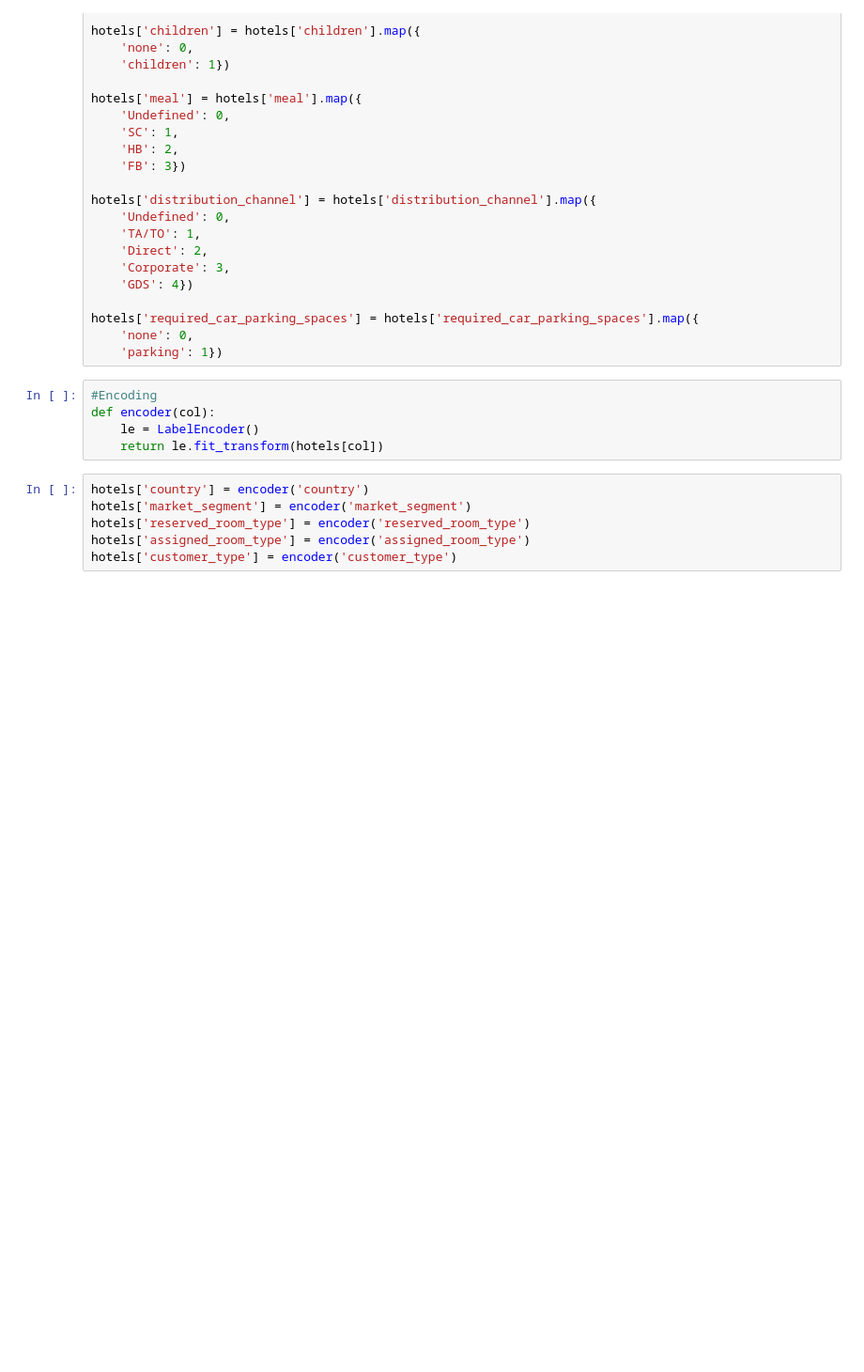
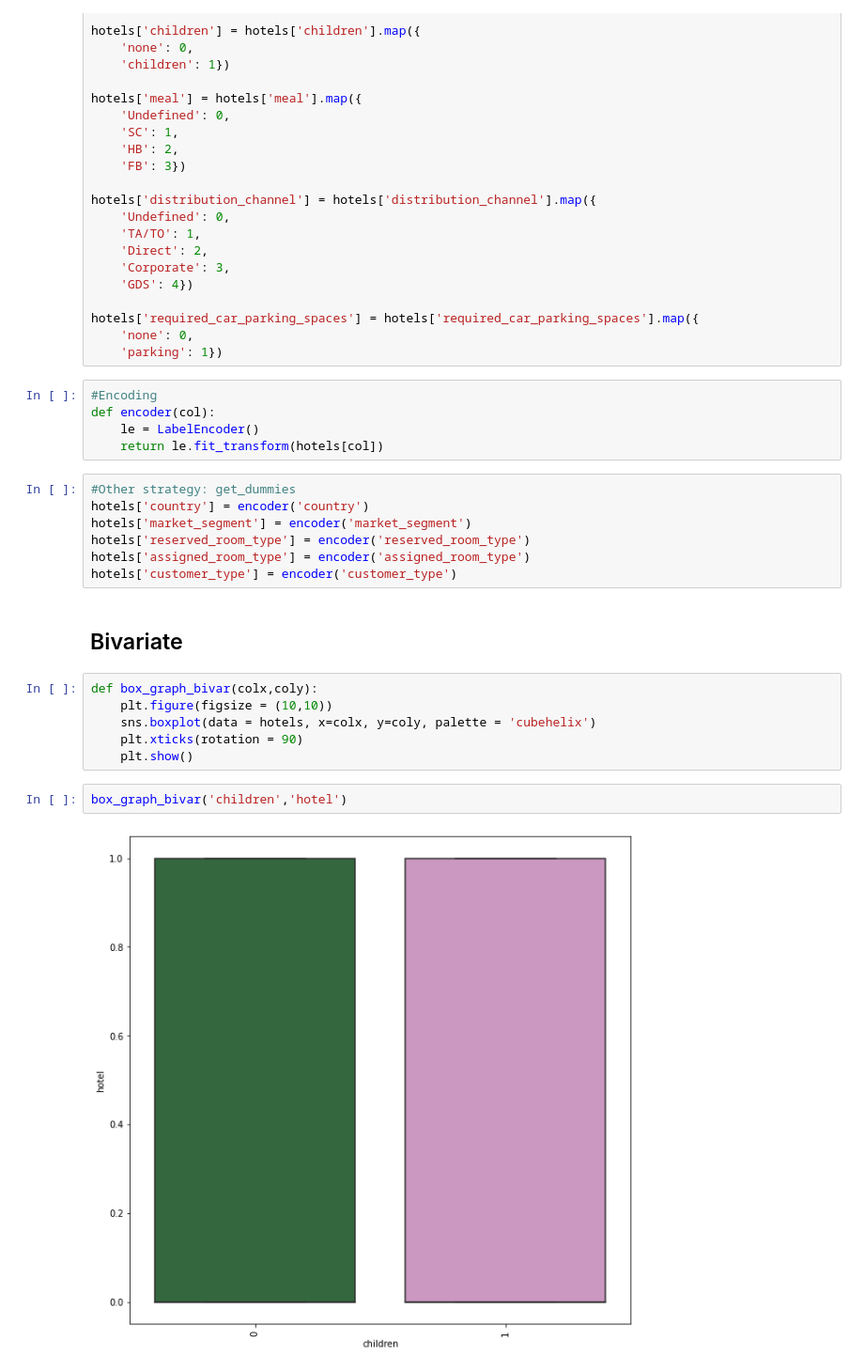
Before and after one commit to Qk527/TakeHome, a Jupyter notebook: fligoo_take_home_data_scientist.ipynb, the cells around one changed output. Shown: that part at 94% size. Drawn from its saved outputs; the diff is of its cells as text; blank space fills up the shorter version.

```diff
--- a/fligoo_take_home_data_scientist.ipynb
+++ b/fligoo_take_home_data_scientist.ipynb
@@ -228,8 +249,21 @@ def encoder(col):
     le = LabelEncoder()
     return le.fit_transform(hotels[col])
 # %%
+#Other strategy: get_dummies
 hotels['country'] = encoder('country')
 hotels['market_segment'] = encoder('market_segment')
 hotels['reserved_room_type'] = encoder('reserved_room_type')
 hotels['assigned_room_type'] = encoder('assigned_room_type')
 hotels['customer_type'] = encoder('customer_type')
+# %% [markdown]
+## Bivariate
+# %%
+def box_graph_bivar(colx,coly):
+    plt.figure(figsize = (10,10))
+    sns.boxplot(data = hotels, x=colx, y=coly, palette = 'cubehelix')
+    plt.xticks(rotation = 90)
+    plt.show()
+# %%
+box_graph_bivar('children','hotel')
+# %% [output]
+[figure, added]
```
Also changed, not shown: parts of 39 cells of this notebook.
